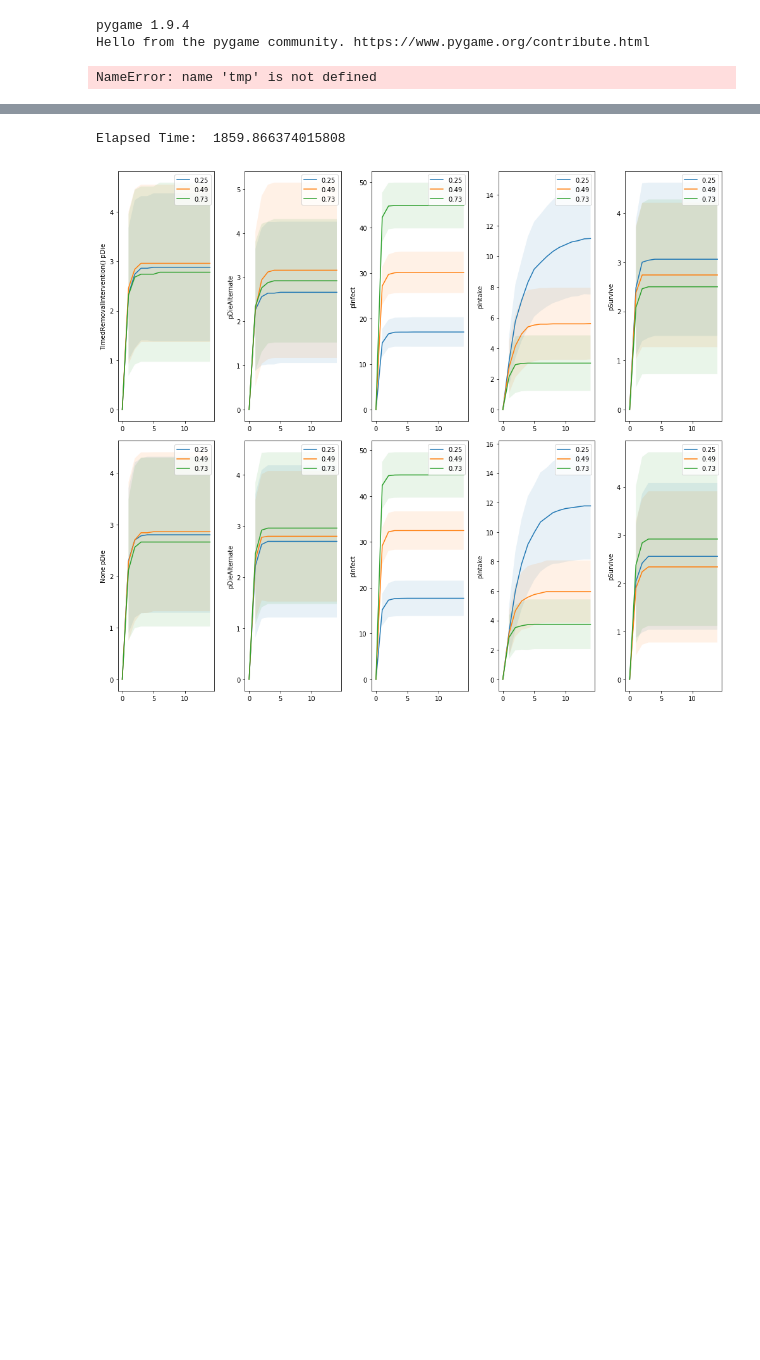
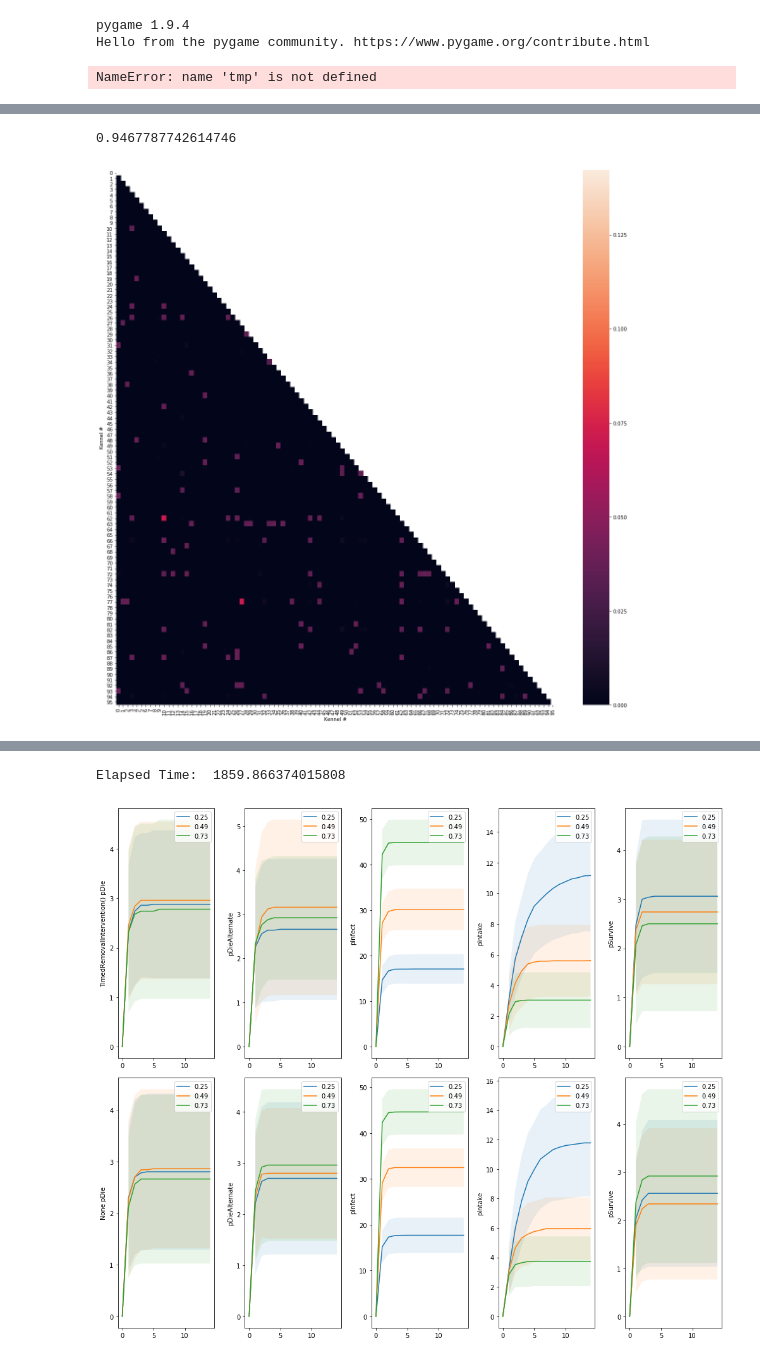
Before and after one commit to clarktemple03/distemper-outbreak, a Jupyter notebook: simulation_test.ipynb, the cells around one changed output, grey strips where cells are left out. Saved outputs shown, nothing was run; the diff lists cells and outputs as text; code cells hidden in the pictures; blank space fills up the shorter version.

```diff
--- a/simulation_test.ipynb
+++ b/simulation_test.ipynb
@@ -412,0 +444,42 @@ array([[ 1.,  1.,  1.,  1.,  1.],
+# %%
+# Calculate infection correlations
+# Find which kennels are infected, assign value of 1 otherwise 0 then find time correlation from this
+infected_data = np.where(data_node == 3)
+infection = np.zeros(data_node.shape)
+infection[infected_data] = 1
+
+tau_range = np.arange(0,10)
+assert np.max(tau_range) < np.max(time_range), "tau_max > time_max"
+start = time.time()
+infection_count = np.zeros((simulations,len(position),len(position),len(tau_range)))
+infection_correl = np.zeros((simulations,len(position),len(position),len(tau_range)))
+
+for simul in range(simulations):
+    for kdx, simul_time in enumerate(time_range):
+        for tau in tau_range:
+            if kdx + tau > np.max(time_range): continue
+            infection_count[simul,:,:,tau] += 1
+            # Use matrix multiplication
+            infection_correl[simul,:,:,tau] += np.dot(np.reshape(infection[simul,:,kdx+tau],[-1,1])\
+                                             ,np.reshape(infection[simul,:,kdx],[1,-1]))
+
+infection_correlations = infection_correl / infection_count
+end = time.time()
+print(end-start)
+# plt.plot(correl/count)
+# %% [output]
+0.9467787742614746
+# %%
+# Plot infection correlation as heatmap
+fig, ax = plt.subplots(nrows=1,ncols=1,figsize=(20,20))
+ax = np.ravel(ax)
+tau_values = [0,2,4,6]
+mask = np.zeros_like(np.mean(infection_correlations,axis=0)[:,:,0])
+mask[np.triu_indices_from(mask)] = True
+for idx,aa in enumerate(ax):
+    sns.heatmap(np.mean(infection_correlations,axis=0)[:,:,tau_values[1]],ax=aa,square=False,cbar=True,\
+               xticklabels=position,yticklabels=position,mask=mask)
+    aa.set_xlabel('Kennel #')
+    aa.set_ylabel('Kennel #')
+# %% [output]
+[figure, added]
```
Also changed, not shown: parts of 12 cells of this notebook.
